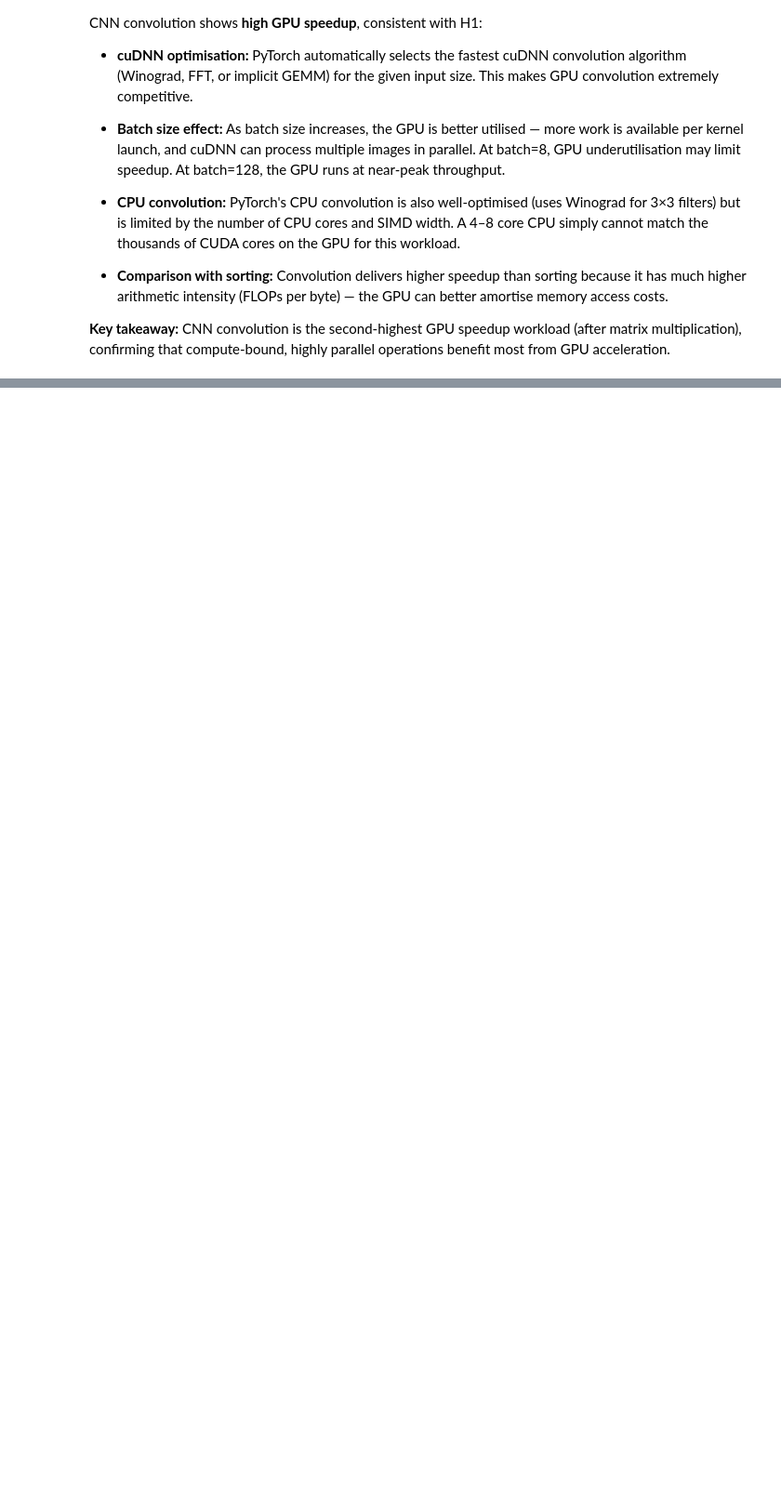
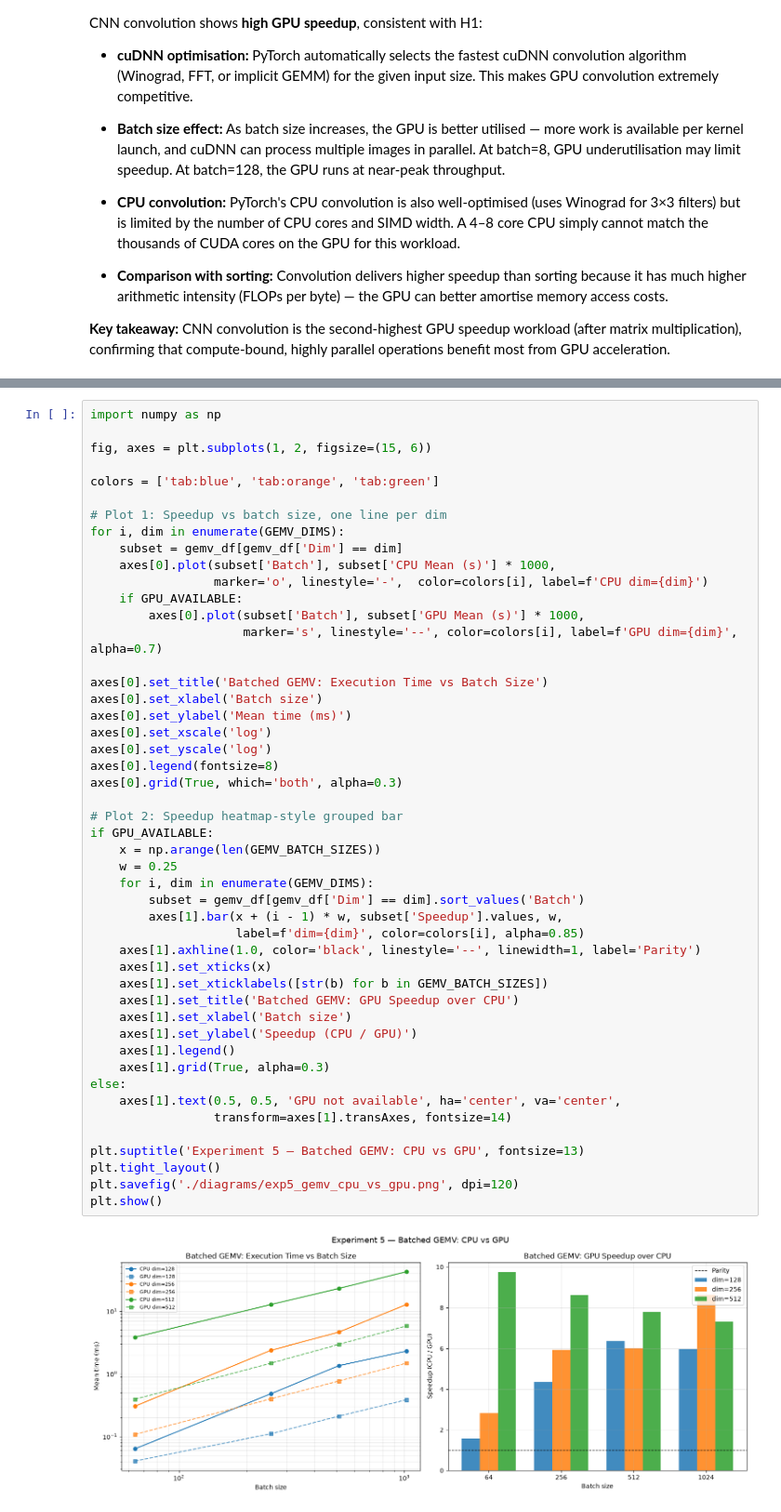
Before and after one commit to farout101/CS-705, a Jupyter notebook: CS705_CPU_vs_GPU_Performance_Analysis_Team.ipynb, the cells around one changed output, grey strips where cells are left out. Shown at 93% size. Drawn from its saved outputs; the diff is of its cells as text; blank space fills up the shorter version.

```diff
--- a/CS705_CPU_vs_GPU_Performance_Analysis_Team.ipynb
+++ b/CS705_CPU_vs_GPU_Performance_Analysis_Team.ipynb
@@ -950,0 +1060,50 @@ CNN convolution shows **high GPU speedup**, consistent with H1:
+# %%
+import numpy as np
+
+fig, axes = plt.subplots(1, 2, figsize=(15, 6))
+
+colors = ['tab:blue', 'tab:orange', 'tab:green']
+
+# Plot 1: Speedup vs batch size, one line per dim
+for i, dim in enumerate(GEMV_DIMS):
+    subset = gemv_df[gemv_df['Dim'] == dim]
+    axes[0].plot(subset['Batch'], subset['CPU Mean (s)'] * 1000,
+                 marker='o', linestyle='-',  color=colors[i], label=f'CPU dim={dim}')
+    if GPU_AVAILABLE:
+        axes[0].plot(subset['Batch'], subset['GPU Mean (s)'] * 1000,
+                     marker='s', linestyle='--', color=colors[i], label=f'GPU dim={dim}', alpha=0.7)
+
+axes[0].set_title('Batched GEMV: Execution Time vs Batch Size')
+axes[0].set_xlabel('Batch size')
+axes[0].set_ylabel('Mean time (ms)')
+axes[0].set_xscale('log')
+axes[0].set_yscale('log')
+axes[0].legend(fontsize=8)
+axes[0].grid(True, which='both', alpha=0.3)
+
+# Plot 2: Speedup heatmap-style grouped bar
+if GPU_AVAILABLE:
+    x = np.arange(len(GEMV_BATCH_SIZES))
+    w = 0.25
+    for i, dim in enumerate(GEMV_DIMS):
+        subset = gemv_df[gemv_df['Dim'] == dim].sort_values('Batch')
+        axes[1].bar(x + (i - 1) * w, subset['Speedup'].values, w,
+                    label=f'dim={dim}', color=colors[i], alpha=0.85)
+    axes[1].axhline(1.0, color='black', linestyle='--', linewidth=1, label='Parity')
+    axes[1].set_xticks(x)
+    axes[1].set_xticklabels([str(b) for b in GEMV_BATCH_SIZES])
+    axes[1].set_title('Batched GEMV: GPU Speedup over CPU')
+    axes[1].set_xlabel('Batch size')
+    axes[1].set_ylabel('Speedup (CPU / GPU)')
+    axes[1].legend()
+    axes[1].grid(True, alpha=0.3)
+else:
+    axes[1].text(0.5, 0.5, 'GPU not available', ha='center', va='center',
+                 transform=axes[1].transAxes, fontsize=14)
+
+plt.suptitle('Experiment 5 — Batched GEMV: CPU vs GPU', fontsize=13)
+plt.tight_layout()
+plt.savefig('./diagrams/exp5_gemv_cpu_vs_gpu.png', dpi=120)
+plt.show()
+# %% [output]
+[figure, added]
```
Also changed, not shown: parts of 24 cells of this notebook, 7 other files.
